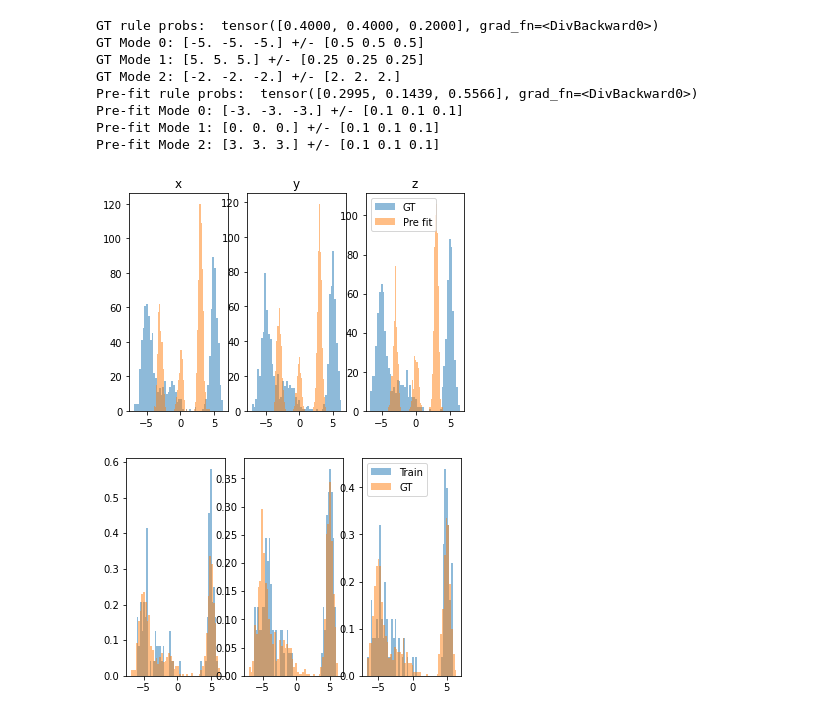
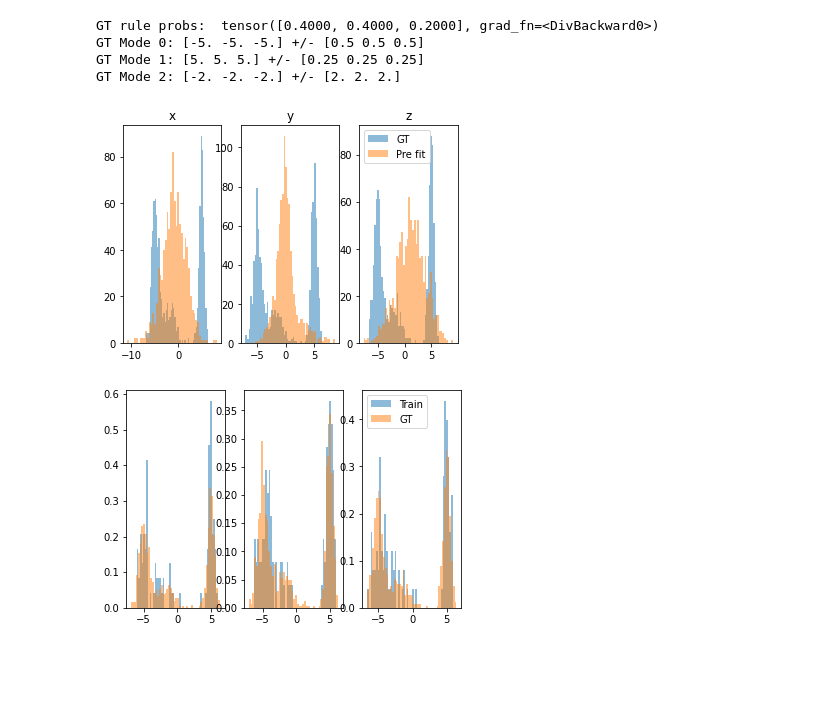
Before and after one commit to gizatt/spatial_scene_grammars, a Jupyter notebook: spatial_scene_grammars_examples/gmm/demo_gmm_fitting_vs_em.ipynb, the cells around one changed output. Saved outputs shown, nothing was run; the diff lists cells and outputs as text; code cells hidden in the pictures; blank space fills up the shorter version.

Commit message:
GMM demo with random init. Seems to work OK; need to make sure it's not cheating somehow. MLE grad-descent needs a lot more steps than I'm currently using.

```diff
--- a/spatial_scene_grammars_examples/gmm/demo_gmm_fitting_vs_em.ipynb
+++ b/spatial_scene_grammars_examples/gmm/demo_gmm_fitting_vs_em.ipynb
@@ -61,15 +61,17 @@ fit_grammar = SpatialSceneGrammar(
 )
 #fit_grammar = deepcopy(gt_grammar)
 pre_fit_grammar = deepcopy(fit_grammar)
-rule_probs_param = pre_fit_grammar.params_by_node_type[Root.__name__]
-print("Pre-fit rule probs: ", rule_probs_param())
-for k, mode in enumerate(Modes):
-    mode_name = mode.__name__
-    mean_param = fit_grammar.rule_params_by_node_type[mode_name][0][0]["mean"]
-    mean_param.set((torch.ones(3)*k - torch.ones(3)) * 3.)
-    var_param = fit_grammar.rule_params_by_node_type[mode_name][0][0]["variance"]
-    var_param.set(torch.ones(3) * 0.1)
-    print("Pre-fit Mode %d: %s +/- %s" % (k, mean_param().detach().numpy(), var_param().detach().numpy()))
+if 0:
+    # Initialize with nicely-separated initial peaks:
+    rule_probs_param = pre_fit_grammar.params_by_node_type[Root.__name__]
+    print("Pre-fit rule probs: ", rule_probs_param())
+    for k, mode in enumerate(Modes):
+        mode_name = mode.__name__
+        mean_param = fit_grammar.rule_params_by_node_type[mode_name][0][0]["mean"]
+        mean_param.set((torch.ones(3)*k - torch.ones(3)) * 3.)
+        var_param = fit_grammar.rule_params_by_node_type[mode_name][0][0]["variance"]
+        var_param.set(torch.ones(3) * 0.1)
+        print("Pre-fit Mode %d: %s +/- %s" % (k, mean_param().detach().numpy(), var_param().detach().numpy()))
 
 
 def get_all_node_xyzs(sampled_trees, node_type):
@@ -78,38 +80,34 @@ def get_all_node_xyzs(sampled_trees, node_type):
         for node in tree:
             if isinstance(node, node_type):
                 l.append(node.translation.detach().cpu().numpy())
     return np.stack(l)
 
 # Draw random samples from our randomly-initialized GMM
 def get_draws_from_grammar(grammar, N_samples):
     samples = []
     for k in tqdm(range(N_samples)):
         tree = grammar.sample_tree(detach=True)
         observed_nodes = tree.get_observed_nodes()
         samples.append((tree, observed_nodes))
     return samples
 
 gt_samples = get_draws_from_grammar(gt_grammar, 1000)
 pre_fit_samples = get_draws_from_grammar(fit_grammar, 1000)
 l_gt = get_all_node_xyzs([sample[0] for sample in gt_samples], Point)
 l_pre_fit = get_all_node_xyzs([sample[0] for sample in pre_fit_samples], Point)
 for k, label in enumerate("xyz"):
     plt.subplot(1, 3, k+1)
     plt.hist(l_gt[:, k], bins=50, label="GT", alpha=0.5)
     plt.hist(l_pre_fit[:, k], bins=50, label="Pre fit", alpha=0.5)
     plt.title(label)
     if k == 2:
         plt.legend()
 # %% [output]
 GT rule probs:  tensor([0.4000, 0.4000, 0.2000], grad_fn=<DivBackward0>)
 GT Mode 0: [-5. -5. -5.] +/- [0.5 0.5 0.5]
 GT Mode 1: [5. 5. 5.] +/- [0.25 0.25 0.25]
 GT Mode 2: [-2. -2. -2.] +/- [2. 2. 2.]
-Pre-fit rule probs:  tensor([0.2995, 0.1439, 0.5566], grad_fn=<DivBackward0>)
-Pre-fit Mode 0: [-3. -3. -3.] +/- [0.1 0.1 0.1]
-Pre-fit Mode 1: [0. 0. 0.] +/- [0.1 0.1 0.1]
-Pre-fit Mode 2: [3. 3. 3.] +/- [0.1 0.1 0.1]
-[figure, old version]
+[figure, new version]
 # %%
 torch.random.manual_seed(43)
 N_fit_samples = 100
```
Also changed, not shown: parts of 4 cells of this notebook.
